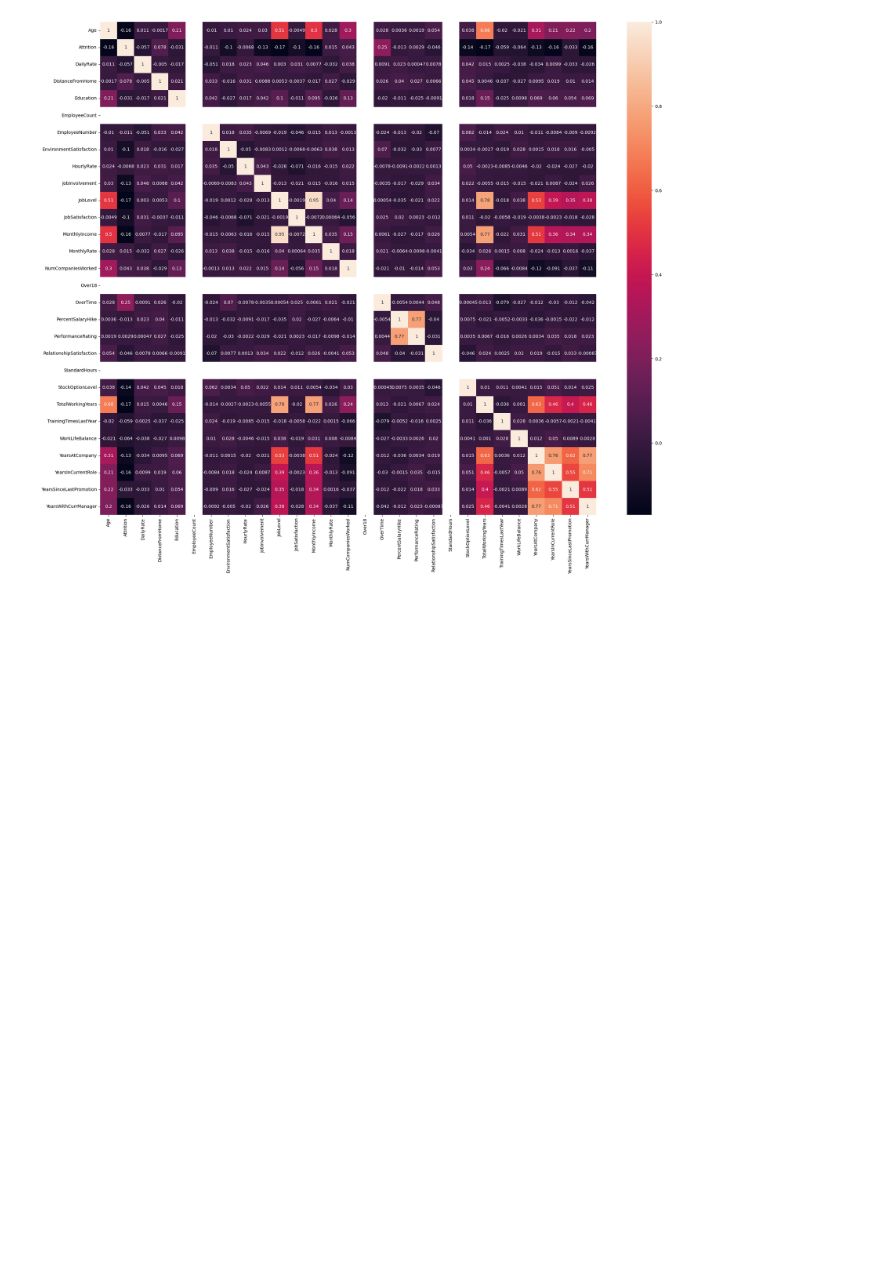
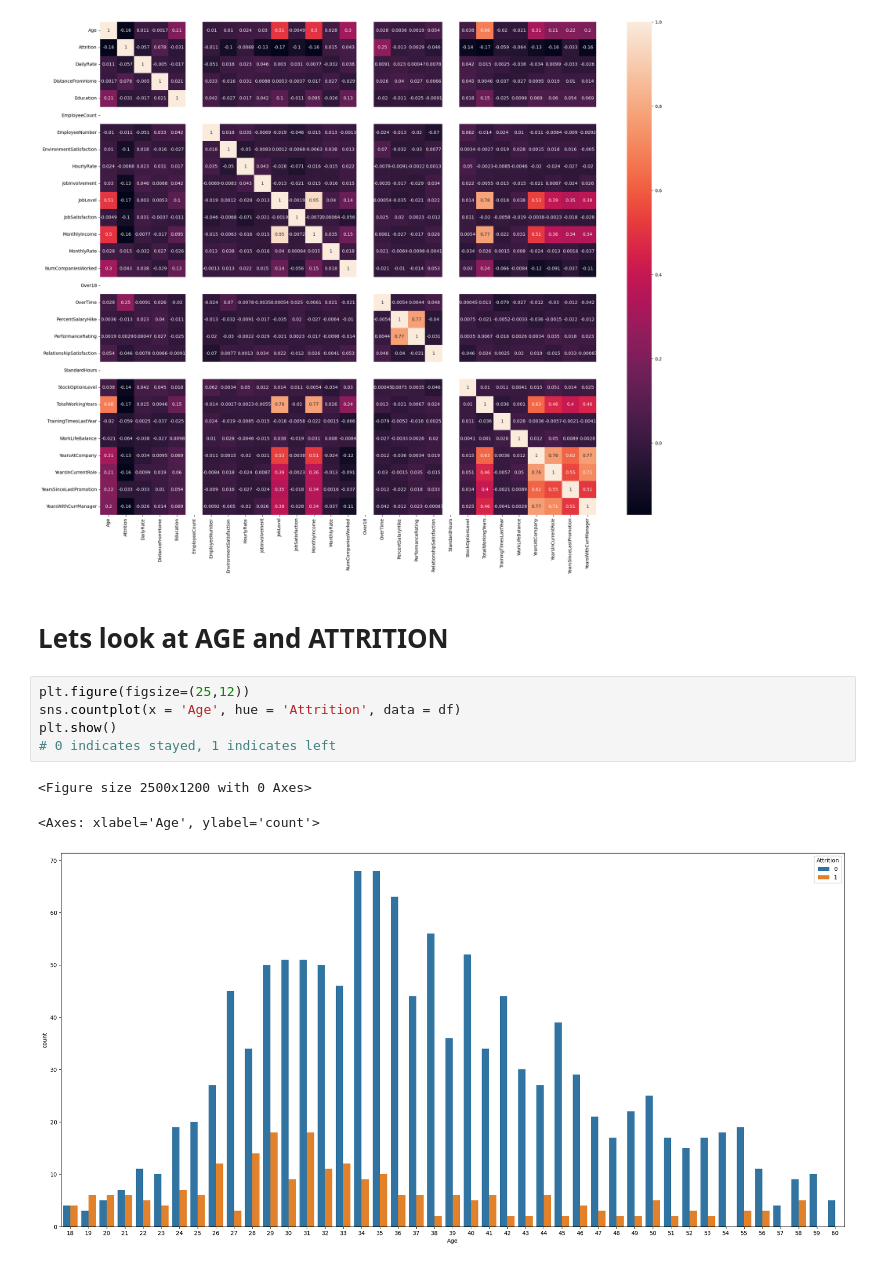
Before and after one commit to mattyapers/Data-Science, a Jupyter notebook: HR Model.ipynb, the cells around one changed output. Saved outputs shown, nothing was run; the diff lists cells and outputs as text; blank space fills up the shorter version.

```diff
--- a/HR Model.ipynb
+++ b/HR Model.ipynb
@@ -256,3 +245,14 @@ plt.show()
 # %% [output]
 <Axes: >
 [figure]
+# %% [markdown]
+# Lets look at AGE and ATTRITION
+# %%
+plt.figure(figsize=(25,12))
+sns.countplot(x = 'Age', hue = 'Attrition', data = df)
+plt.show()
+# 0 indicates stayed, 1 indicates left
+# %% [output]
+<Figure size 2500x1200 with 0 Axes>
+<Axes: xlabel='Age', ylabel='count'>
+[figure, added]
```
Also changed, not shown: parts of 10 cells of this notebook.
